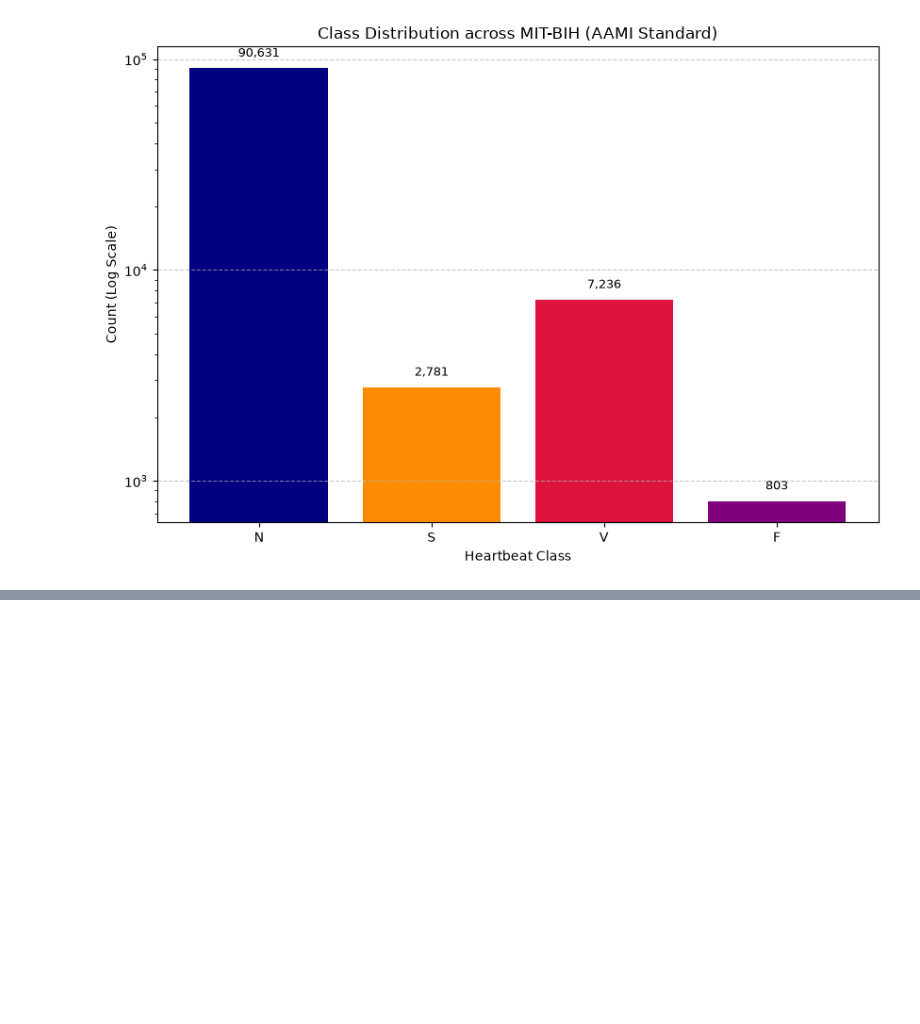
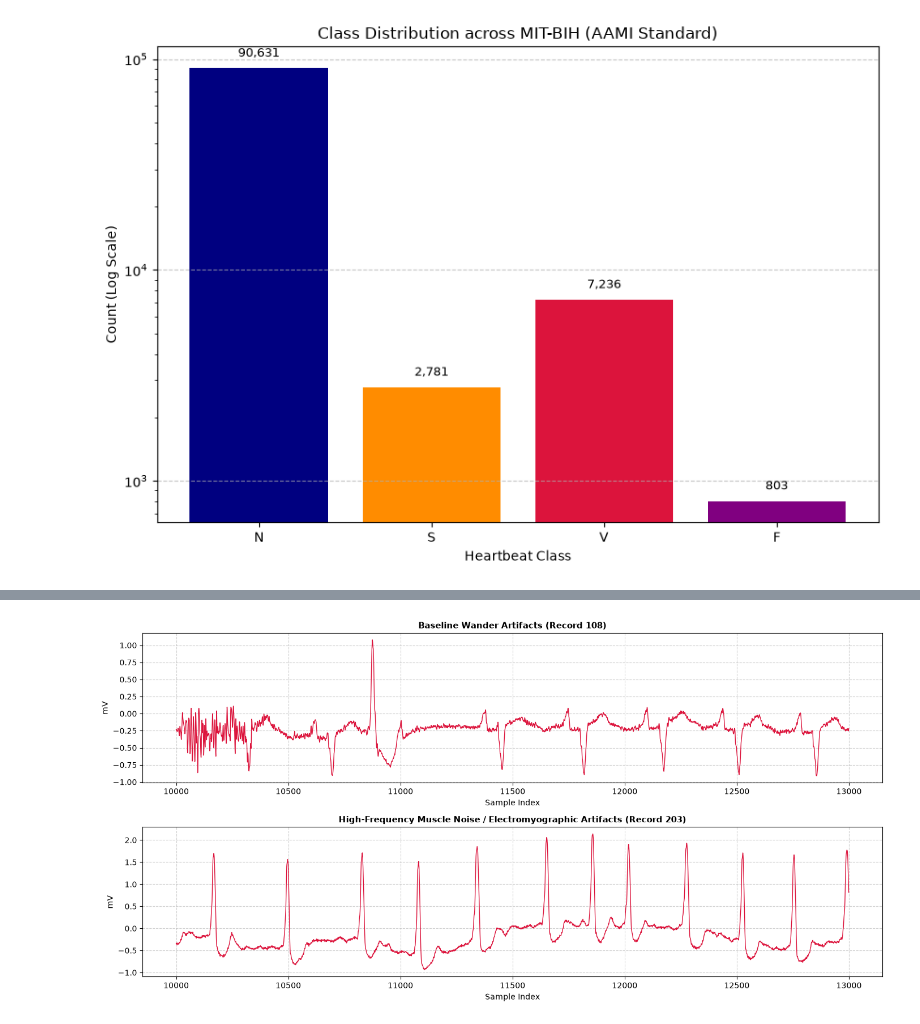
Before and after one commit to RasSved/Data-Mining-Project, a Jupyter notebook: notebooks/EDA.ipynb, the cells around one changed output, grey strips where cells are left out. Saved outputs shown, nothing was run; the diff lists cells and outputs as text; code cells hidden in the pictures; blank space fills up the shorter version.

```diff
--- a/notebooks/EDA.ipynb
+++ b/notebooks/EDA.ipynb
@@ -322,0 +416,32 @@ Class  Total_Beats  Percentage (%)
+# %%
+import wfdb
+import matplotlib.pyplot as plt
+
+# Selected records with optimal time windows for high-contrast noise visualization
+noise_records = [
+    {'rec': '108', 'title': 'Baseline Wander Artifacts (Record 108)', 'start': 10000, 'end': 13000},
+    {'rec': '203', 'title': 'High-Frequency Muscle Noise / Electromyographic Artifacts (Record 203)', 'start': 10000, 'end': 13000}
+]
+
+fig, axes = plt.subplots(2, 1, figsize=(14, 7))
+
+for idx, item in enumerate(noise_records):
+    rec_id = item['rec']
+    start_p, end_p = item['start'], item['end']
+
+    # Read signal segment
+    record = wfdb.rdrecord(f'../data/mit-bih-arrhythmia-database-1.0.0/{rec_id}')
+    signal_segment = record.p_signal[start_p:end_p, 0]
+    time_axis = range(start_p, end_p)
+
+    # Plot noisy signal segment
+    axes[idx].plot(time_axis, signal_segment, color='crimson', linewidth=1)
+    axes[idx].set_title(item['title'], fontsize=11, fontweight='bold')
+    axes[idx].set_xlabel("Sample Index")
+    axes[idx].set_ylabel("mV")
+    axes[idx].grid(True, linestyle='--', alpha=0.6)
+
+plt.tight_layout()
+plt.show()
+# %% [output]
+[figure, added]
```
Also changed, not shown: parts of 2 cells of this notebook.
